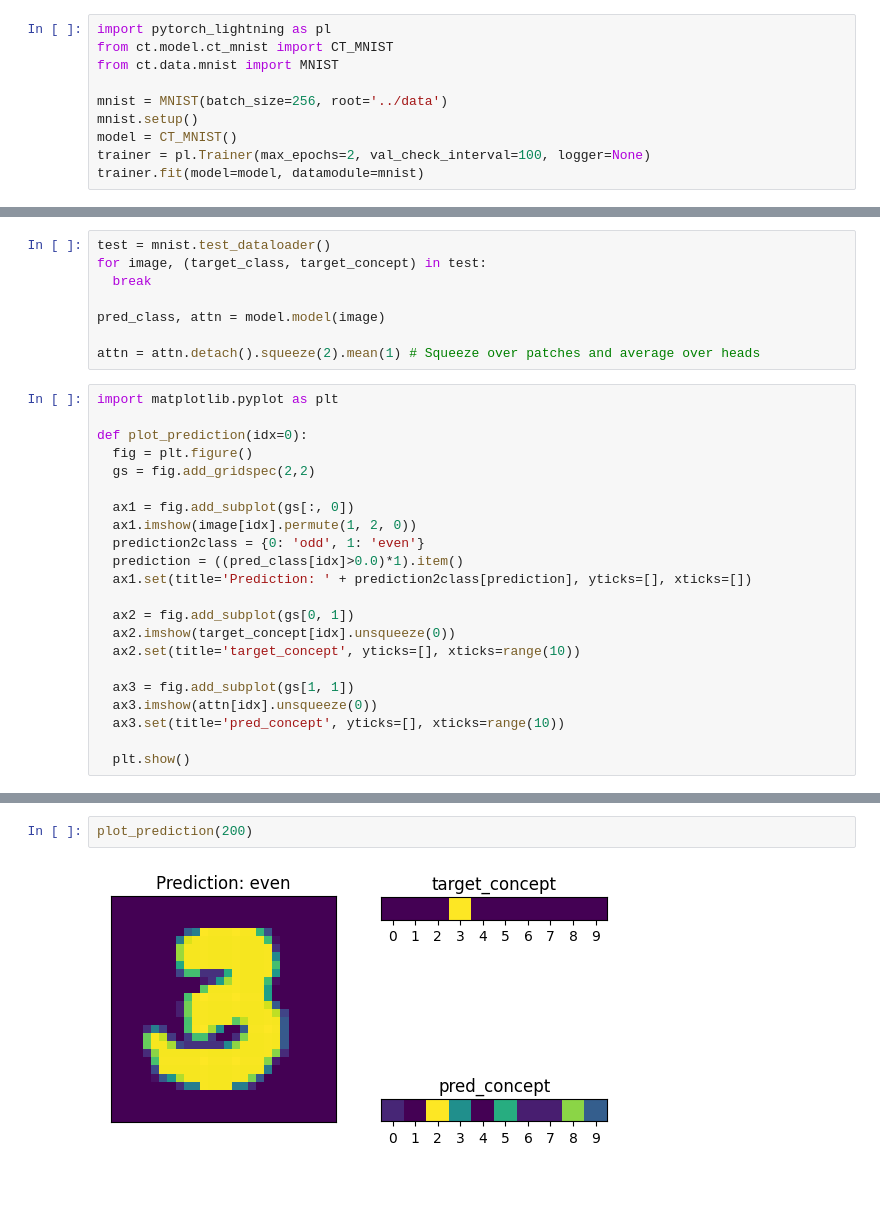
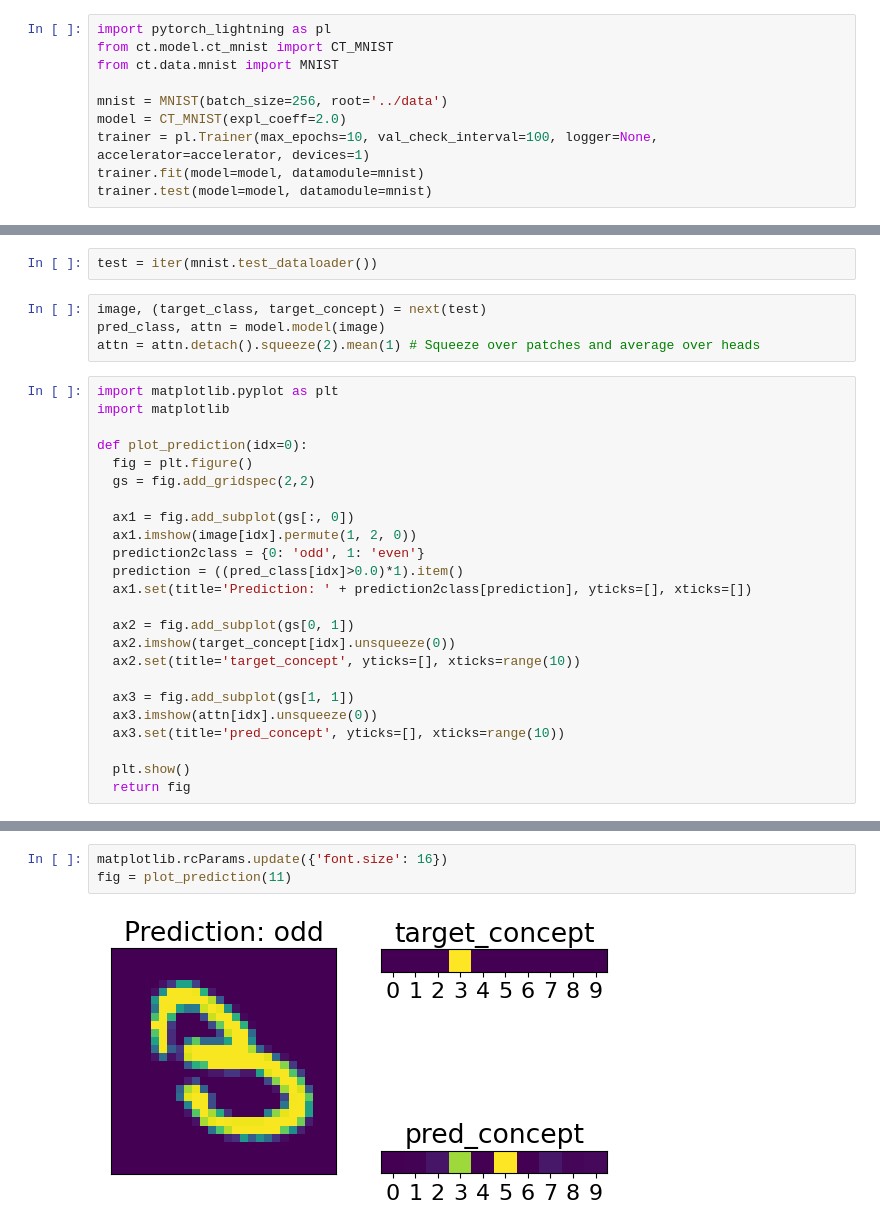
Before and after one commit to jakubmonhart/dd2412-project, a Jupyter notebook: notebooks/01-mnist_ct_experiment.ipynb, the cells around one changed output, grey strips where cells are left out. Saved outputs shown, nothing was run; the diff lists cells and outputs as text; blank space fills up the shorter version.

Commit message:
mnist: Figure 3 experiment

```diff
--- a/notebooks/01-mnist_ct_experiment.ipynb
+++ b/notebooks/01-mnist_ct_experiment.ipynb
@@ -11,8 +20,8 @@ from ct.model.ct_mnist import CT_MNIST
 from ct.data.mnist import MNIST
 
 mnist = MNIST(batch_size=256, root='../data')
-mnist.setup()
-model = CT_MNIST()
-trainer = pl.Trainer(max_epochs=2, val_check_interval=100, logger=None)
+model = CT_MNIST(expl_coeff=2.0)
+trainer = pl.Trainer(max_epochs=10, val_check_interval=100, logger=None, accelerator=accelerator, devices=1)
 trainer.fit(model=model, datamodule=mnist)
+trainer.test(model=model, datamodule=mnist)
 # %% [output]
@@ -33,13 +59,12 @@ HPU available: False, using: 0 HPUs
+# %%
+test = iter(mnist.test_dataloader())
 # %%
-test = mnist.test_dataloader()
-for image, (target_class, target_concept) in test:
-  break
-
+image, (target_class, target_concept) = next(test)
 pred_class, attn = model.model(image)
-
 attn = attn.detach().squeeze(2).mean(1) # Squeeze over patches and average over heads
 # %%
 import matplotlib.pyplot as plt
+import matplotlib
 
 def plot_prediction(idx=0):
   fig = plt.figure()
@@ -60,3 +85,4 @@ def plot_prediction(idx=0):
   ax3.set(title='pred_concept', yticks=[], xticks=range(10))
 
   plt.show()
+  return fig
@@ -71,4 +89,5 @@ plot_prediction(42)
-# %%
-plot_prediction(200)
-# %% [output]
-[figure, removed]
+# %%
+matplotlib.rcParams.update({'font.size': 16})
+fig = plot_prediction(11)
+# %% [output]
+[figure, added]
```
Also changed, not shown: parts of 7 cells of this notebook, 3 other files.
